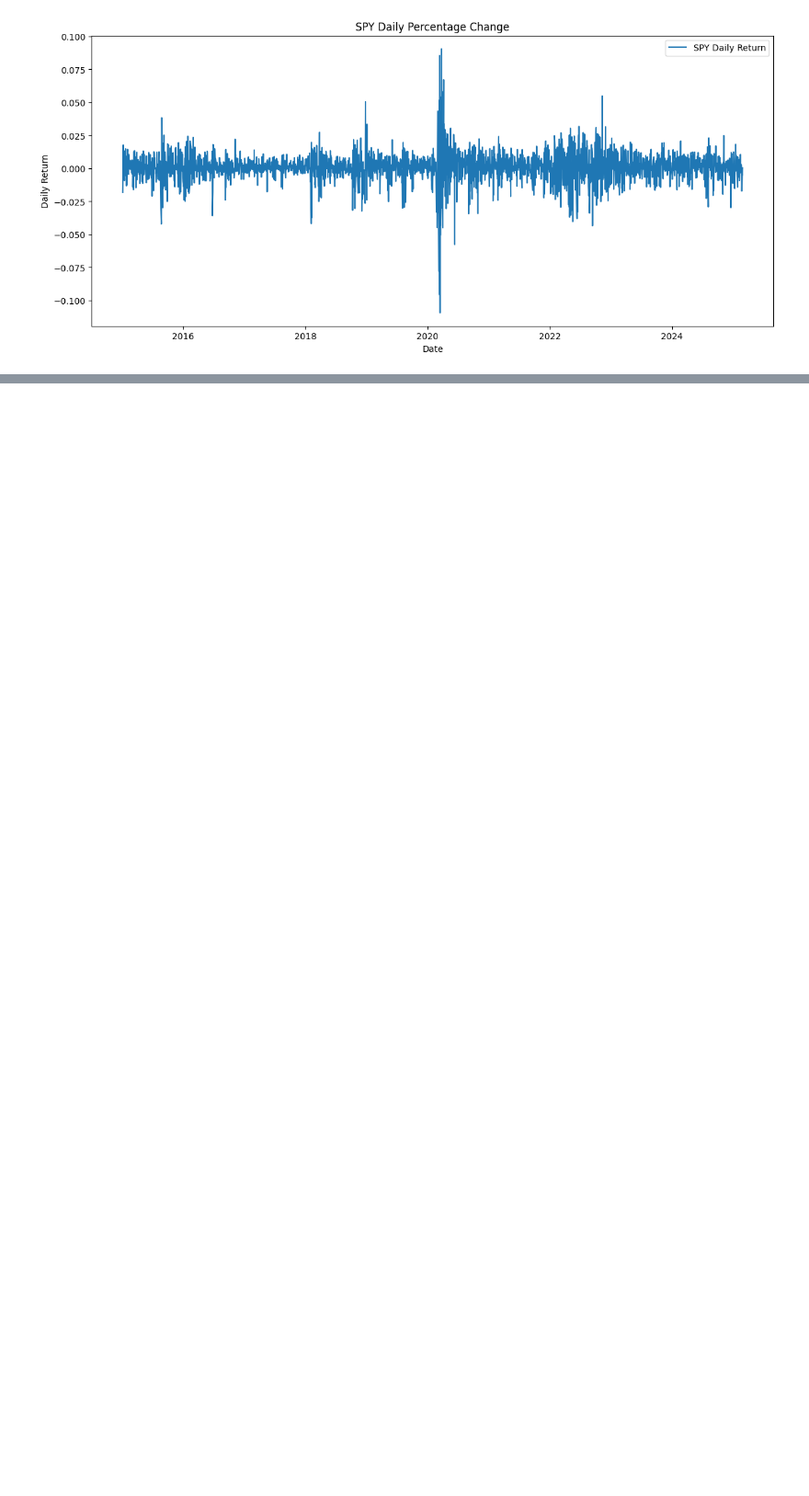
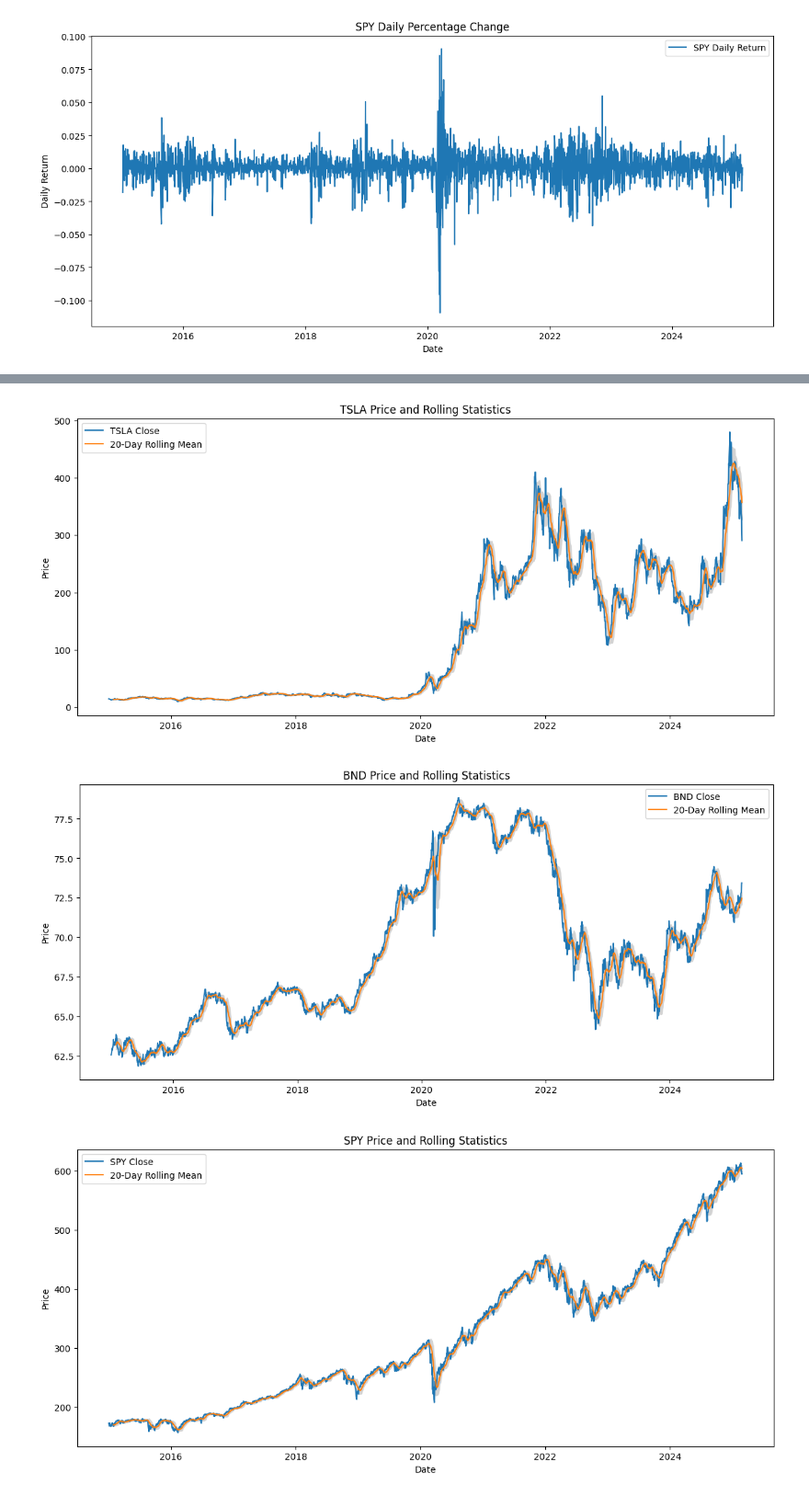
Before and after one commit to GetieBalew24/GMF-Portfolio-Forecasting, a Jupyter notebook: notebooks/data_preprocessing_and_EDA.ipynb, the cells around one changed output, grey strips where cells are left out. Shown: that part at 92% size. Cells and saved outputs as stored; diff of their text form; code cells hidden in the pictures; blank space fills up the shorter version.

Commit message:
Add methods to calculate and plot rolling statistics in DataProcessor class

```diff
--- a/notebooks/data_preprocessing_and_EDA.ipynb
+++ b/notebooks/data_preprocessing_and_EDA.ipynb
@@ -117,0 +120,8 @@ processor.plot_daily_returns()
+# %%
+# Calculate and plot rolling statistics
+rolling_stats_data = processor.calculate_rolling_stats()
+processor.plot_rolling_stats()
+# %% [output]
+[figure, added]
+[figure, added]
+[figure, added]
```
Also changed, not shown: parts of 3 cells of this notebook, 1 other file.
